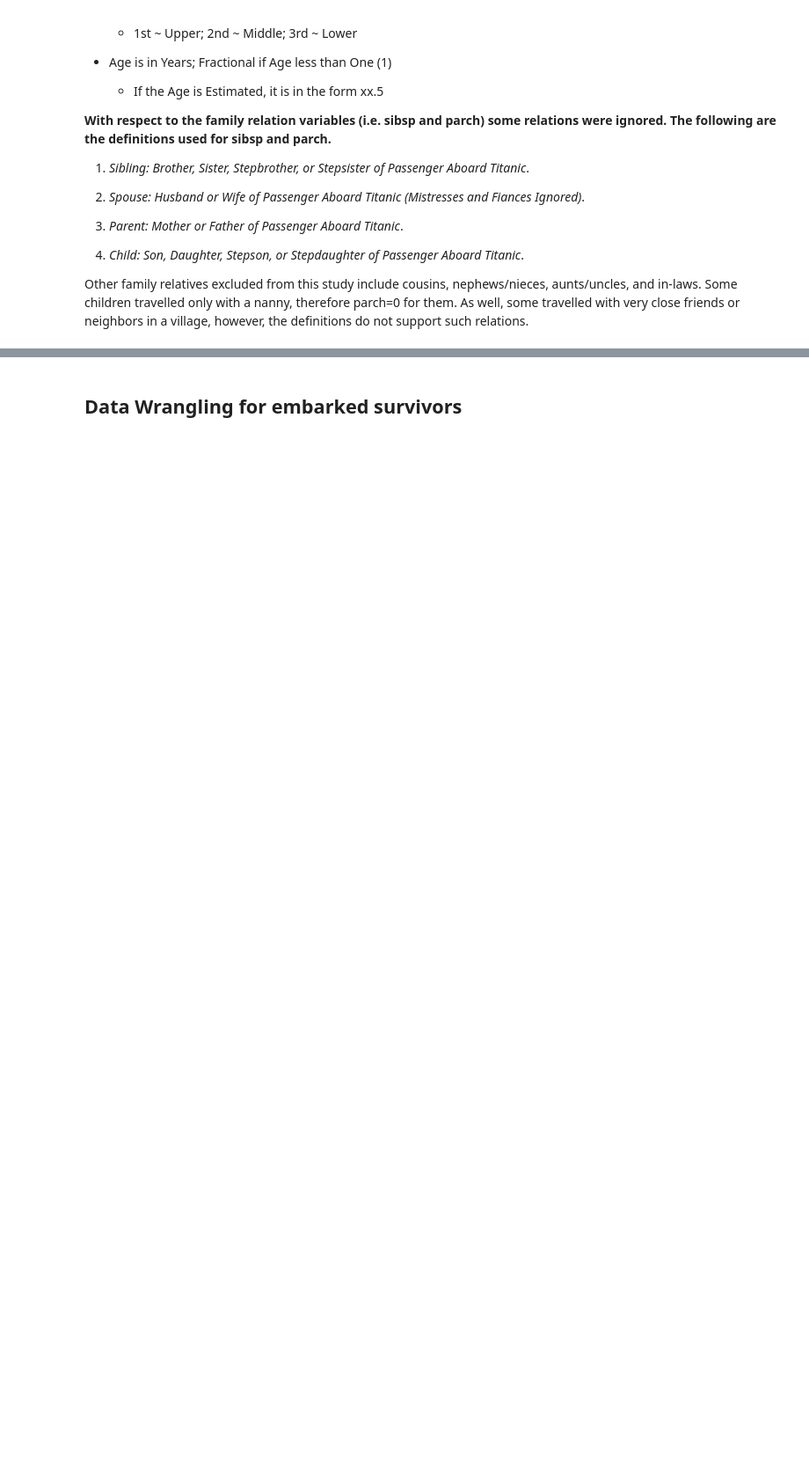
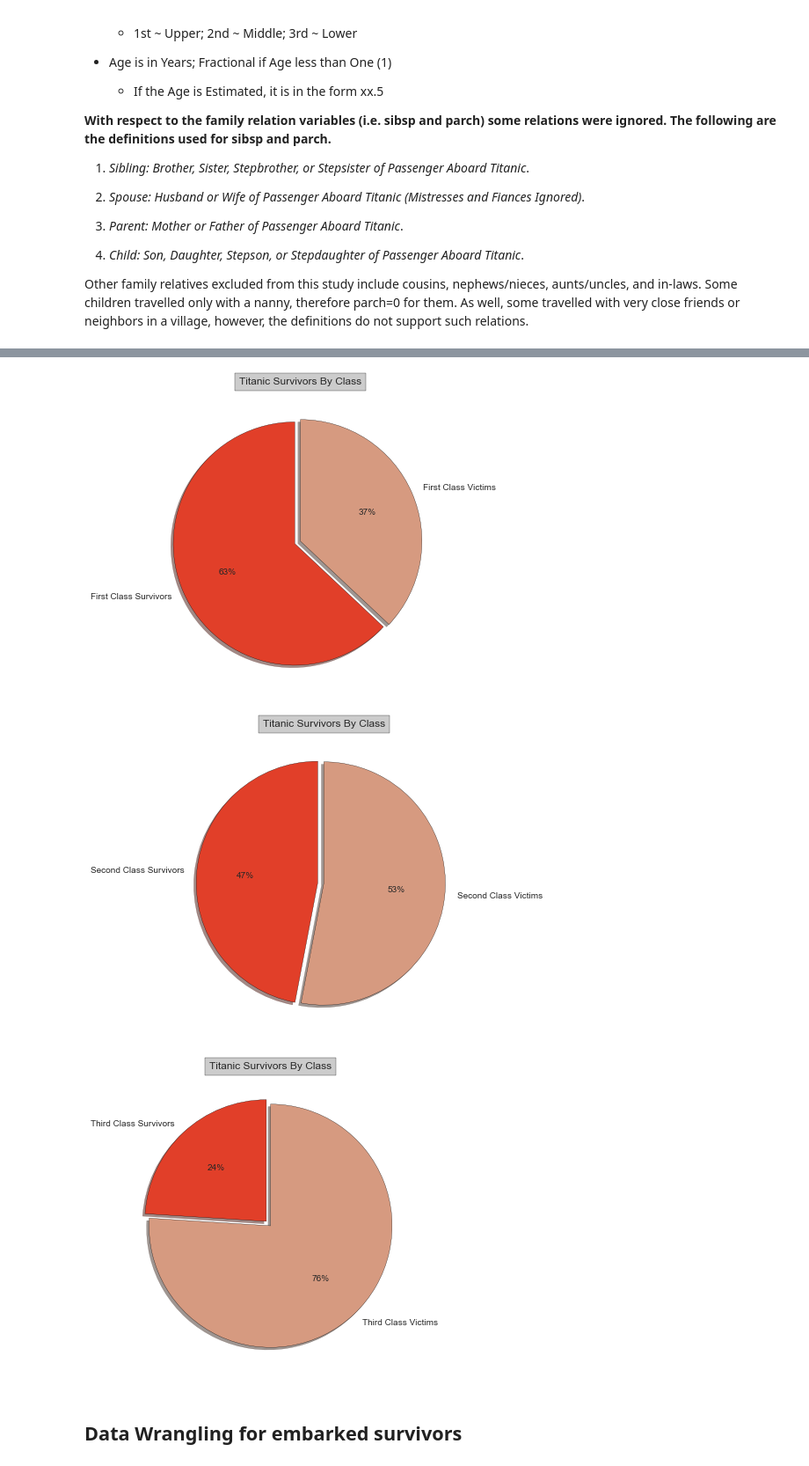
Before and after one commit to krismanaya/udacity_data_analyst, a Jupyter notebook: project_2/titanic_src/Titanic Project 2 .ipynb, the cells around one changed output, grey strips where cells are left out. Shown: that part at 88% size. Cells and saved outputs as stored; diff of their text form; code cells hidden in the pictures; blank space fills up the shorter version.

```diff
--- a/project_2/titanic_src/Titanic Project 2 .ipynb
+++ b/project_2/titanic_src/Titanic Project 2 .ipynb
@@ -441,3 +464,61 @@ plt.show()
+# %%
+##################### First Class ##########################
+# make square figure axes
+figure(1,figsize=(6,6))
+ax = axes([0.1,0.1,0.8,0.8])
+
+# The slices will be ordered and plotted counter-clockwise
+labels = 'First Class Survivors','First Class Victims'
+fracs = [63,37,]
+colors = ["#E13F29", "#D69A80"]
+explode = (0.05,0)
+
+# Make Pie Chart
+pie(fracs,colors=colors,explode=explode,labels=labels,autopct='%.0f%%',shadow=True,startangle=90)
+
+# Make Title
+title('Titanic Survivors By Class', bbox={'facecolor': "0.8", "pad": 5})
+show()
+
+################### Second Class #############################
+# make square figure axes
+figure(1,figsize=(6,6))
+ax = axes([0.1,0.1,0.8,0.8])
+
+# The slices will be ordered and plotted counter-clockwise
+labels = 'Second Class Survivors','Second Class Victims'
+fracs = [47,53]
+colors = ["#E13F29", "#D69A80"]
+explode = (0.05,0)
+
+# Make Pie Chart
+pie(fracs,colors=colors,explode=explode,labels=labels,autopct='%.0f%%',shadow=True,startangle=90)
+
+# Make Title
+title('Titanic Survivors By Class', bbox={'facecolor': "0.8", "pad": 5})
+show()
+
+################## Third Class ##############################
+# make square figure axes
+figure(1,figsize=(6,6))
+ax = axes([0.1,0.1,0.8,0.8])
+
+# The slices will be ordered and plotted counter-clockwise
+labels = 'Third Class Survivors','Third Class Victims'
+fracs = [24,76]
+colors = ["#E13F29", "#D69A80"]
+explode = (0.05,0)
+
+# Make Pie Chart
+pie(fracs,colors=colors,explode=explode,labels=labels,autopct='%.0f%%',shadow=True,startangle=90)
+
+# Make Title
+title('Titanic Survivors By Class', bbox={'facecolor': "0.8", "pad": 5})
+show()
+# %% [output]
+[figure, added]
+[figure, added]
+[figure, added]
 # %% [markdown]
 ## Data Wrangling for embarked survivors
 # %%
```
Also changed, not shown: parts of 27 cells of this notebook.
